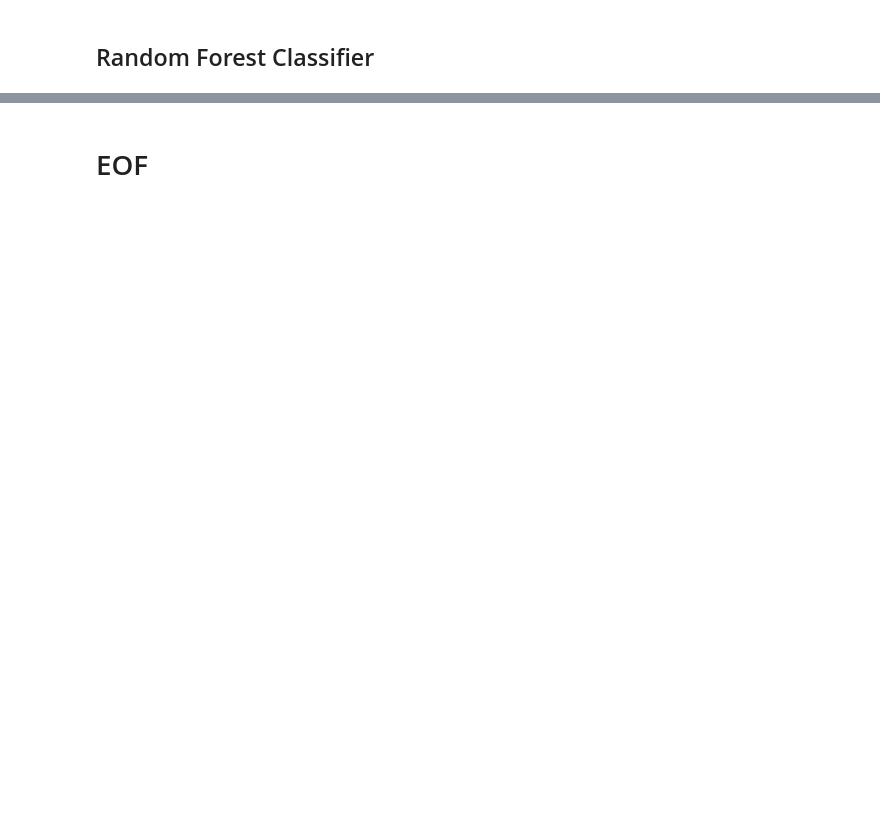
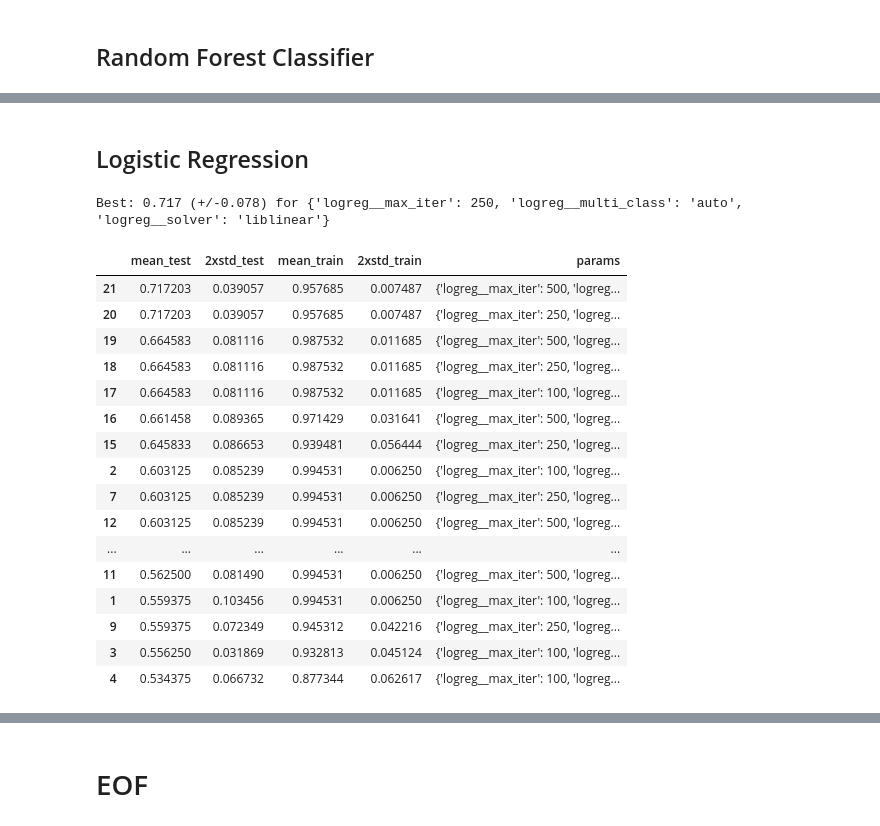
Before and after one commit to raindartt/Project_623, a Jupyter notebook: Project.ipynb, the cells around one changed output, grey strips where cells are left out. Drawn from its saved outputs; the diff is of its cells as text; code cells hidden in the pictures; blank space fills up the shorter version.

```diff
--- a/Project.ipynb
+++ b/Project.ipynb
@@ -425,0 +470,32 @@ NameError: name 'rfc_grid_search' is not defined
+# %% [markdown]
+## Logistic Regression
+# %%
+logreg_pkl = 'logreg_search.pkl'
+if os.path.exists(logreg_pkl):
+    logreg_df = pd.read_pickle(logreg_pkl)
+    best_loc = np.nanargmax(logreg_df['mean_test'])
+    print(f'Best: {logreg_df["mean_test"][best_loc]:.3f} (+/-{logreg_df["2xstd_test"][best_loc] * 2:.3f}) for {logreg_df["params"][best_loc]}')
+    with pd.option_context("display.max_colwidth", 1000):
+        display(logreg_df.sort_values(by='mean_test', ascending=False))
+else:
+    logreg_grid_search = aux.model_search(X_train_num, y_train, model='logreg', seed=SEED, folds=FOLDS)
+    aux.display_search_results(logreg_grid_search, filename=logreg_pkl)
+# %% [output]
+Best: 0.717 (+/-0.078) for {'logreg__max_iter': 250, 'logreg__multi_class': 'auto', 'logreg__solver': 'liblinear'}
+|  | mean_test | 2xstd_test | mean_train | 2xstd_train | params |
+| 21 | 0.717203 | 0.039057 | 0.957685 | 0.007487 | {'logreg__max_iter': 500, 'logreg... |
+| 20 | 0.717203 | 0.039057 | 0.957685 | 0.007487 | {'logreg__max_iter': 250, 'logreg... |
+| 19 | 0.664583 | 0.081116 | 0.987532 | 0.011685 | {'logreg__max_iter': 500, 'logreg... |
+| 18 | 0.664583 | 0.081116 | 0.987532 | 0.011685 | {'logreg__max_iter': 250, 'logreg... |
+| 17 | 0.664583 | 0.081116 | 0.987532 | 0.011685 | {'logreg__max_iter': 100, 'logreg... |
+| 16 | 0.661458 | 0.089365 | 0.971429 | 0.031641 | {'logreg__max_iter': 500, 'logreg... |
+| 15 | 0.645833 | 0.086653 | 0.939481 | 0.056444 | {'logreg__max_iter': 250, 'logreg... |
+| 2 | 0.603125 | 0.085239 | 0.994531 | 0.006250 | {'logreg__max_iter': 100, 'logreg... |
+| 7 | 0.603125 | 0.085239 | 0.994531 | 0.006250 | {'logreg__max_iter': 250, 'logreg... |
+| 12 | 0.603125 | 0.085239 | 0.994531 | 0.006250 | {'logreg__max_iter': 500, 'logreg... |
+| ... | ... | ... | ... | ... | ... |
+| 11 | 0.562500 | 0.081490 | 0.994531 | 0.006250 | {'logreg__max_iter': 500, 'logreg... |
+| 1 | 0.559375 | 0.103456 | 0.994531 | 0.006250 | {'logreg__max_iter': 100, 'logreg... |
+| 9 | 0.559375 | 0.072349 | 0.945312 | 0.042216 | {'logreg__max_iter': 250, 'logreg... |
+| 3 | 0.556250 | 0.031869 | 0.932813 | 0.045124 | {'logreg__max_iter': 100, 'logreg... |
+| 4 | 0.534375 | 0.066732 | 0.877344 | 0.062617 | {'logreg__max_iter': 100, 'logreg... |
```
Also changed, not shown: parts of 19 cells of this notebook, 4 other files.
